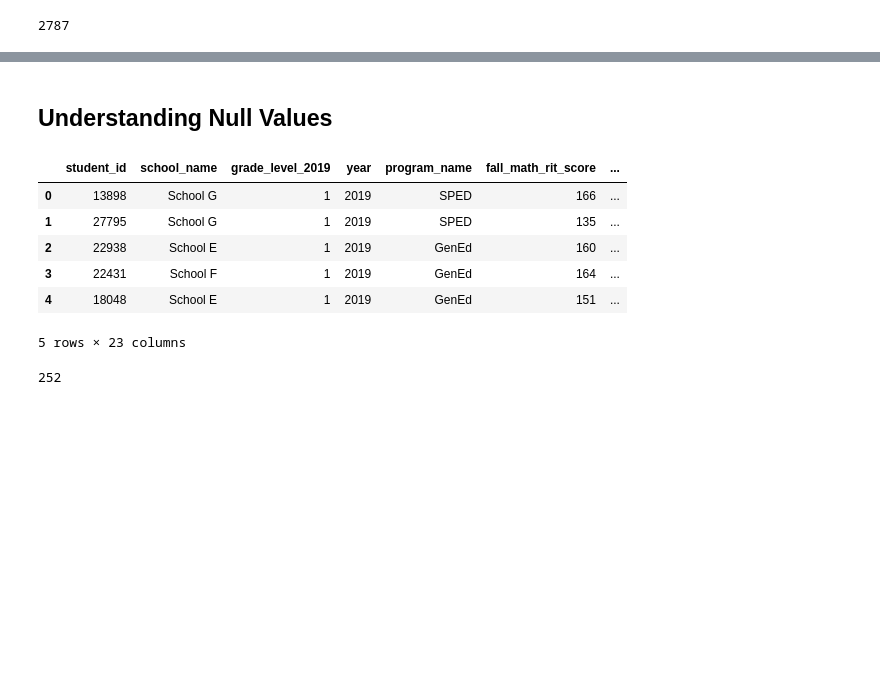
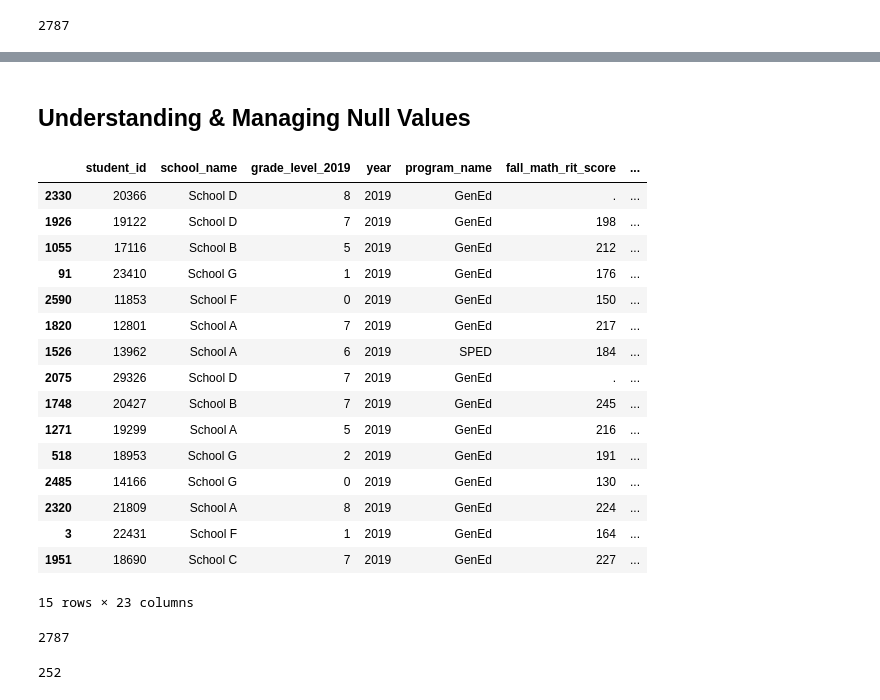
Before and after one commit to Amanda-Palenchar/KIPP_Performance_Task, a Jupyter notebook: Data_Cleaning.ipynb, the cells around one changed output, grey strips where cells are left out. Drawn from its saved outputs; the diff is of its cells as text; code cells hidden in the pictures; blank space fills up the shorter version.

```diff
--- a/Data_Cleaning.ipynb
+++ b/Data_Cleaning.ipynb
@@ -195,19 +195,34 @@ print(student_id_df)
 # Exporting unique student ids dataframe to a csv file
 student_id_df.to_csv('Resources/unique_student_ids.csv', index=False)
 # %% [markdown]
-## Understanding Null Values
+## Understanding  & Managing Null Values
 # %%
 # Input updated csv into a dataframe
 kipp_maps_updated_df=pd.read_csv("Resources/kipp_maps_updated.csv")
-kipp_maps_updated_df.head()
+kipp_maps_updated_df.sample(15)
 # %% [output]
 |  | student_id | school_name | grade_level_2019 | year | program_name | fall_math_rit_score | ... |
-| 0 | 13898 | School G | 1 | 2019 | SPED | 166 | ... |
-| 1 | 27795 | School G | 1 | 2019 | SPED | 135 | ... |
-| 2 | 22938 | School E | 1 | 2019 | GenEd | 160 | ... |
+| 2330 | 20366 | School D | 8 | 2019 | GenEd | . | ... |
+| 1926 | 19122 | School D | 7 | 2019 | GenEd | 198 | ... |
+| 1055 | 17116 | School B | 5 | 2019 | GenEd | 212 | ... |
+| 91 | 23410 | School G | 1 | 2019 | GenEd | 176 | ... |
+| 2590 | 11853 | School F | 0 | 2019 | GenEd | 150 | ... |
+| 1820 | 12801 | School A | 7 | 2019 | GenEd | 217 | ... |
+| 1526 | 13962 | School A | 6 | 2019 | SPED | 184 | ... |
+| 2075 | 29326 | School D | 7 | 2019 | GenEd | . | ... |
+| 1748 | 20427 | School B | 7 | 2019 | GenEd | 245 | ... |
+| 1271 | 19299 | School A | 5 | 2019 | GenEd | 216 | ... |
+| 518 | 18953 | School G | 2 | 2019 | GenEd | 191 | ... |
+| 2485 | 14166 | School G | 0 | 2019 | GenEd | 130 | ... |
+| 2320 | 21809 | School A | 8 | 2019 | GenEd | 224 | ... |
 | 3 | 22431 | School F | 1 | 2019 | GenEd | 164 | ... |
-| 4 | 18048 | School E | 1 | 2019 | GenEd | 151 | ... |
+| 1951 | 18690 | School C | 7 | 2019 | GenEd | 227 | ... |
-5 rows × 23 columns
+15 rows × 23 columns
+# %%
+# Finding the total length of the dataframe
+len(kipp_maps_updated_df)
+# %% [output]
+2787
 # %%
 # Finding the null values for fall math score
 print(kipp_maps_updated_df['fall_math_rit_score'].value_counts()['.'])
```
Also changed, not shown: parts of 8 cells of this notebook, 10 other files.
